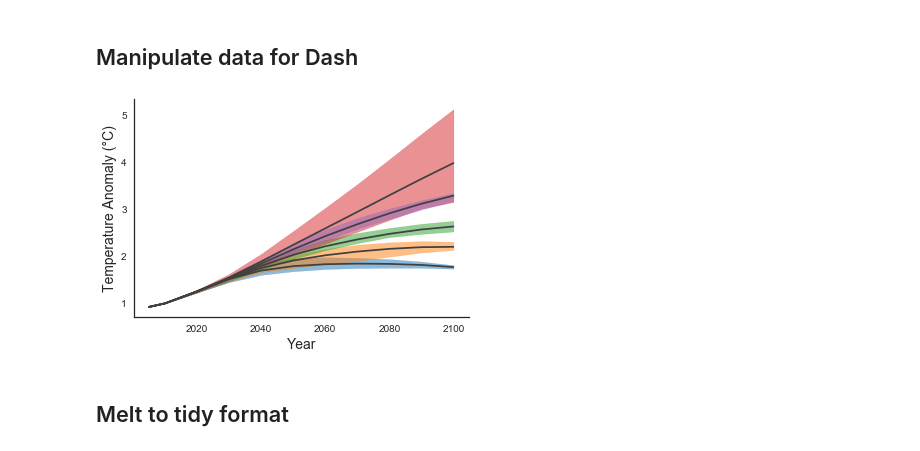
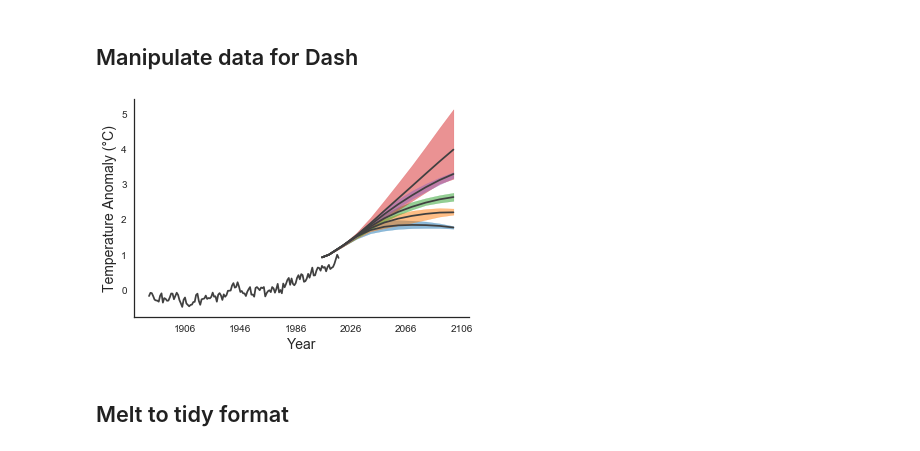
Before and after one commit to gschivley/climate-life-events, a Jupyter notebook: Test plots.ipynb, the cells around one changed output. Cells and saved outputs as stored; diff of their text form; code cells hidden in the pictures.

```diff
--- a/Test plots.ipynb
+++ b/Test plots.ipynb
@@ -12,6 +12,7 @@ idx = pd.MultiIndex
 df = pd.read_csv('iamc_db.csv')
 df['climate'] = df['Scenario'].str.split('-').str[-1]
 climates = df['climate'].unique()
-years = [int(x) for x in df.columns[5:-1]]
+years = pd.to_datetime(df.columns[5:-1], yearfirst=True)
+# [int(x) for x in df.columns[5:-1]]
 years
 # %% [output]
@@ -27,0 +34,5 @@ df.head()
+# %%
+fn = 'GISS_temps.csv'
+hist = pd.read_csv(fn)
+hist['datetime'] = pd.to_datetime(hist['datetime'], yearfirst=True)
+hist.head()
@@ -34,21 +52,22 @@ for climate in climates:
 # %%
 colors = sns.color_palette('tab10', 5)
 fig, ax = plt.subplots()
 
+ax.plot(hist['datetime'], hist['temp'], c='.25')
 for idx, (key, _df) in enumerate(dfs.items()):
         ax.plot(years, _df.mean(), c='.25')
 
         ax.fill_between(years, _df.min().values, _df.max().values,
                              color=colors[idx], alpha=0.5)
 
 plt.ylabel('Temperature Anomaly (°C)', size=14)
 plt.xlabel('Year', size=14)
 y_ticks = ax.get_yticklabels()
 # ax.set_yticklabels(['{} °C'.format(int(x)) for x in y_ticks])
 
 sns.despine()
 # %% [output]
-[figure, old version]
+[figure, new version]
 # %% [markdown]
 ## Melt to tidy format
 # %%
```
Also changed, not shown: parts of 4 cells of this notebook.
